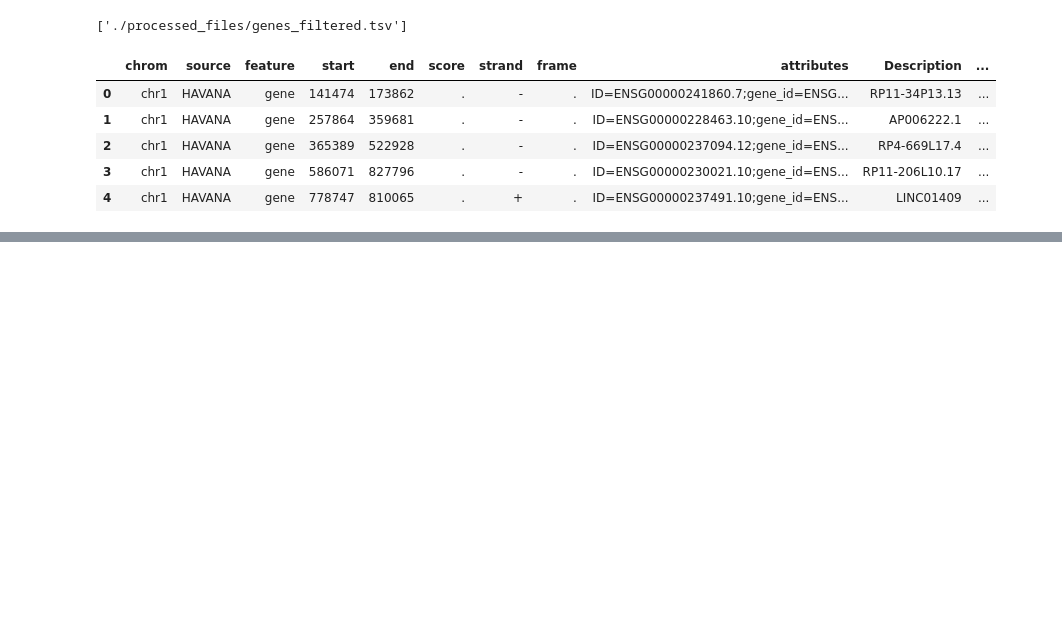
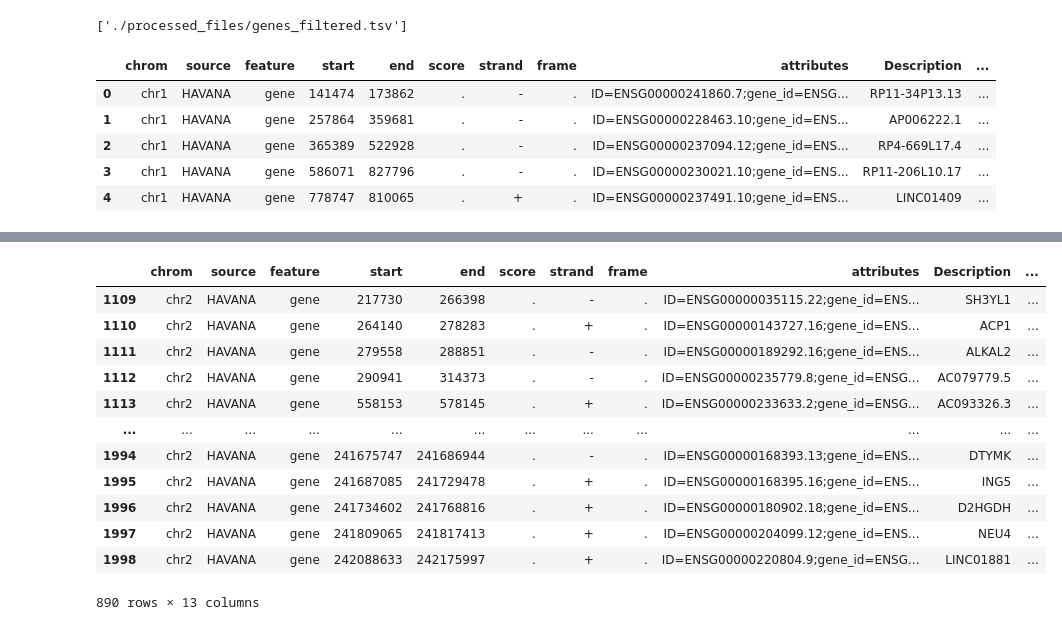
Before and after one commit to luisdiaz1997/EM_expression, a Jupyter notebook: Build_Matrices.ipynb, the cells around one changed output, grey strips where cells are left out. Saved outputs shown, nothing was run; the diff lists cells and outputs as text; code cells hidden in the pictures; blank space fills up the shorter version.

```diff
--- a/Build_Matrices.ipynb
+++ b/Build_Matrices.ipynb
@@ -82,4 +82,20 @@ def build_matrix(exons_list):
 
     final_overlap.iloc[:, 3:] = final_overlap.iloc[:, 3:].astype(int)
     return final_overlap
+# %%
+bf.select(genes, 'chr2')
+# %% [output]
+|  | chrom | source | feature | start | end | score | strand | frame | attributes | Description | ... |
+| 1109 | chr2 | HAVANA | gene | 217730 | 266398 | . | - | . | ID=ENSG00000035115.22;gene_id=ENS... | SH3YL1 | ... |
+| 1110 | chr2 | HAVANA | gene | 264140 | 278283 | . | + | . | ID=ENSG00000143727.16;gene_id=ENS... | ACP1 | ... |
+| 1111 | chr2 | HAVANA | gene | 279558 | 288851 | . | - | . | ID=ENSG00000189292.16;gene_id=ENS... | ALKAL2 | ... |
+| 1112 | chr2 | HAVANA | gene | 290941 | 314373 | . | - | . | ID=ENSG00000235779.8;gene_id=ENSG... | AC079779.5 | ... |
+| 1113 | chr2 | HAVANA | gene | 558153 | 578145 | . | + | . | ID=ENSG00000233633.2;gene_id=ENSG... | AC093326.3 | ... |
+| ... | ... | ... | ... | ... | ... | ... | ... | ... | ... | ... | ... |
+| 1994 | chr2 | HAVANA | gene | 241675747 | 241686944 | . | - | . | ID=ENSG00000168393.13;gene_id=ENS... | DTYMK | ... |
+| 1995 | chr2 | HAVANA | gene | 241687085 | 241729478 | . | + | . | ID=ENSG00000168395.16;gene_id=ENS... | ING5 | ... |
+| 1996 | chr2 | HAVANA | gene | 241734602 | 241768816 | . | + | . | ID=ENSG00000180902.18;gene_id=ENS... | D2HGDH | ... |
+| 1997 | chr2 | HAVANA | gene | 241809065 | 241817413 | . | + | . | ID=ENSG00000204099.12;gene_id=ENS... | NEU4 | ... |
+| 1998 | chr2 | HAVANA | gene | 242088633 | 242175997 | . | + | . | ID=ENSG00000220804.9;gene_id=ENSG... | LINC01881 | ... |
+890 rows × 13 columns
 # %%
```
Also changed, not shown: parts of 3 cells of this notebook, 8 other files.
